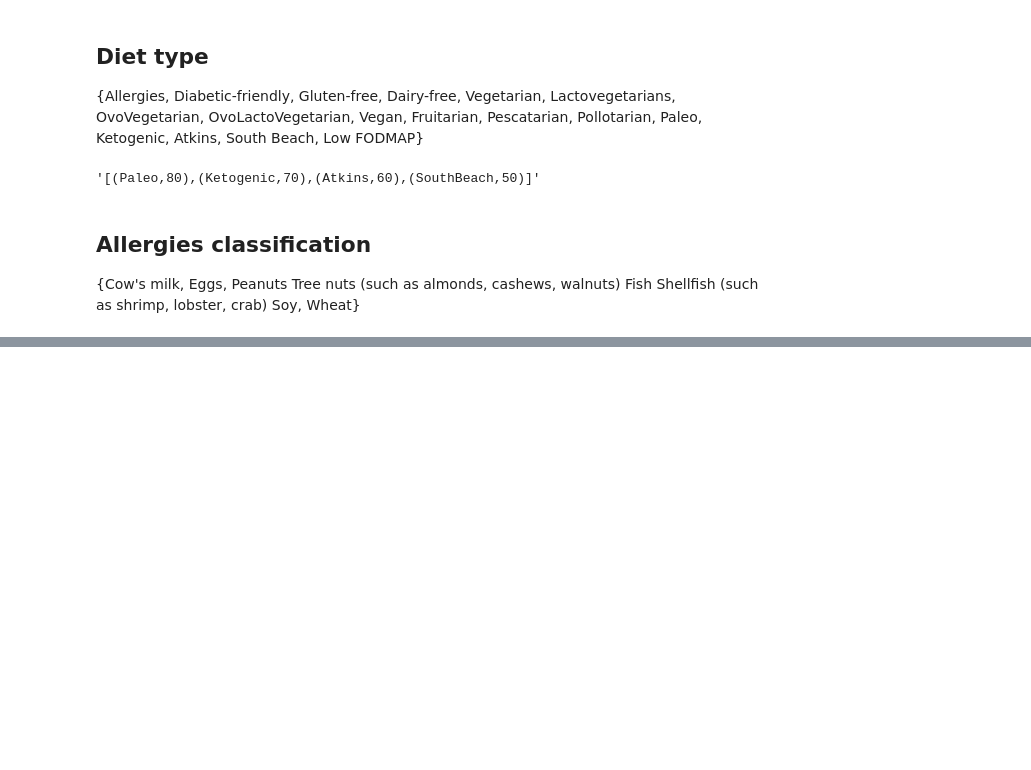
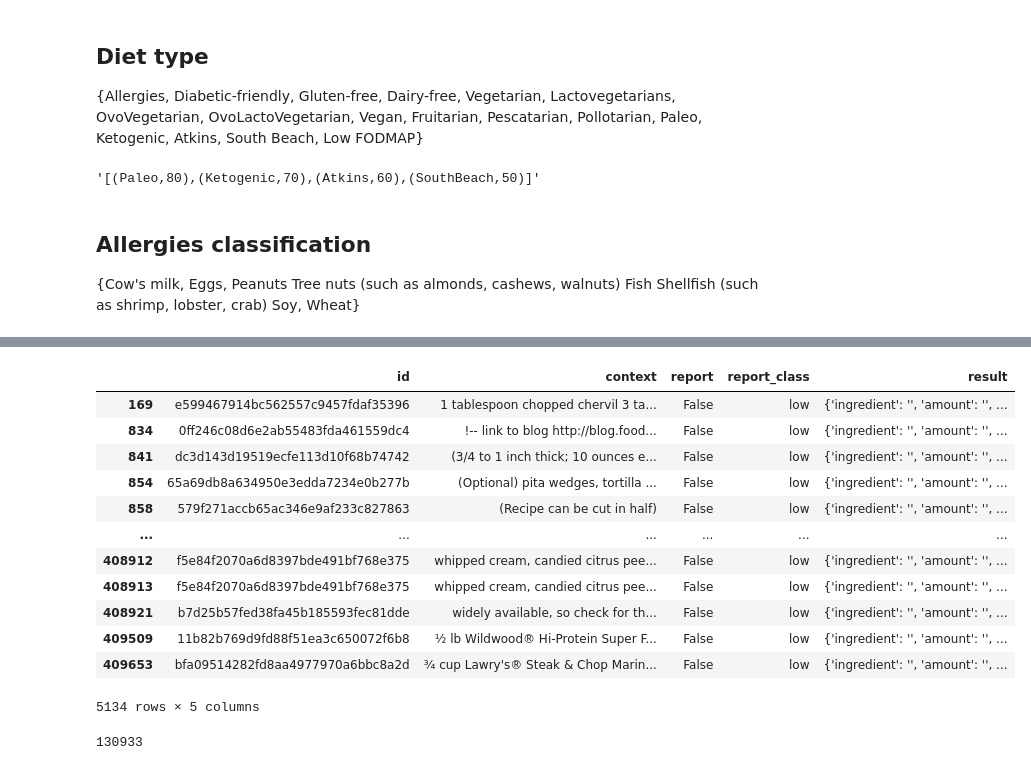
Before and after one commit to eitanlif/FTCA, a Jupyter notebook: recipe_data_enrichment/recipe_classification_summary.ipynb, the cells around one changed output, grey strips where cells are left out. Cells and saved outputs as stored; diff of their text form; code cells hidden in the pictures; blank space fills up the shorter version.

```diff
--- a/recipe_data_enrichment/recipe_classification_summary.ipynb
+++ b/recipe_data_enrichment/recipe_classification_summary.ipynb
@@ -585,0 +1105,16 @@ df_allergy.to_csv('allergy_type_report.csv', index=False)
+# %%
+df[df['report_class'] == 'low']
+# %% [output]
+|  | id | context | report | report_class | result |
+| 169 | e599467914bc562557c9457fdaf35396 | 1 tablespoon chopped chervil 3 ta... | False | low | {'ingredient': '', 'amount': '', ... |
+| 834 | 0ff246c08d6e2ab55483fda461559dc4 | !-- link to blog http://blog.food... | False | low | {'ingredient': '', 'amount': '', ... |
+| 841 | dc3d143d19519ecfe113d10f68b74742 | (3/4 to 1 inch thick; 10 ounces e... | False | low | {'ingredient': '', 'amount': '', ... |
+| 854 | 65a69db8a634950e3edda7234e0b277b | (Optional) pita wedges, tortilla ... | False | low | {'ingredient': '', 'amount': '', ... |
+| 858 | 579f271accb65ac346e9af233c827863 | (Recipe can be cut in half) | False | low | {'ingredient': '', 'amount': '', ... |
+| ... | ... | ... | ... | ... | ... |
+| 408912 | f5e84f2070a6d8397bde491bf768e375 | whipped cream, candied citrus pee... | False | low | {'ingredient': '', 'amount': '', ... |
+| 408913 | f5e84f2070a6d8397bde491bf768e375 | whipped cream, candied citrus pee... | False | low | {'ingredient': '', 'amount': '', ... |
+| 408921 | b7d25b57fed38fa45b185593fec81dde | widely available, so check for th... | False | low | {'ingredient': '', 'amount': '', ... |
+| 409509 | 11b82b769d9fd88f51ea3c650072f6b8 | ½ lb Wildwood® Hi-Protein Super F... | False | low | {'ingredient': '', 'amount': '', ... |
+| 409653 | bfa09514282fd8aa4977970a6bbc8a2d | ¾ cup Lawry's® Steak & Chop Marin... | False | low | {'ingredient': '', 'amount': '', ... |
+5134 rows × 5 columns
@@ -585,0 +1138,4 @@ df_allergy.to_csv('allergy_type_report.csv', index=False)
+# %%
+len(set(ingredient_list))
+# %% [output]
+130933
```
Also changed, not shown: parts of 86 cells of this notebook.
